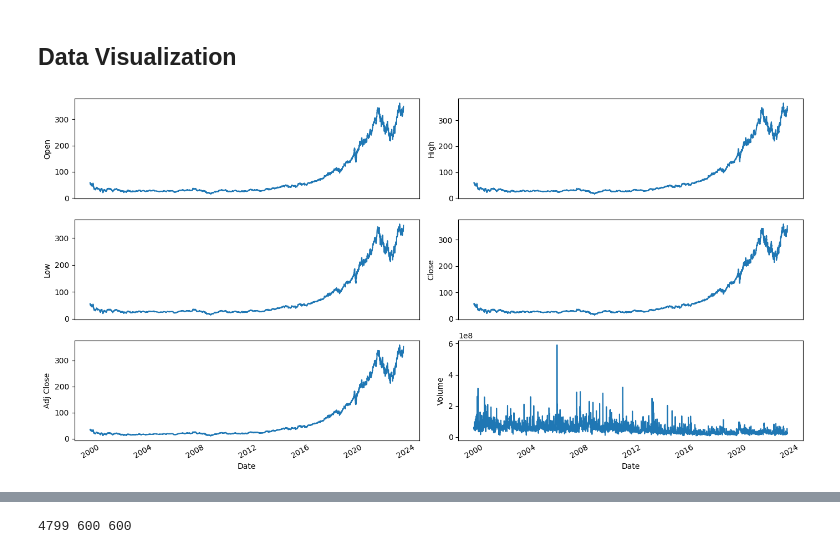
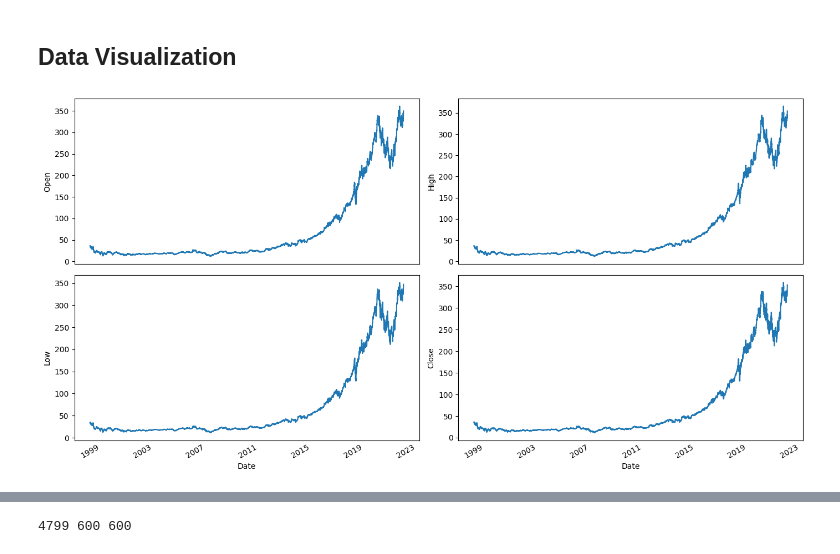
Before and after one commit to KaneZhao/deep-learning-assignments, a Jupyter notebook: assignment3/Assignment3.ipynb, the cells around one changed output, grey strips where cells are left out. Cells and saved outputs as stored; diff of their text form; code cells hidden in the pictures.

Commit message:
add data scale

```diff
--- a/assignment3/Assignment3.ipynb
+++ b/assignment3/Assignment3.ipynb
@@ -65,0 +20,3 @@ data.describe()
+# %%
+msft_ticker = yf.Ticker("MSFT")
+msft_data = msft_ticker.history(start="2000-01-01", end="2023-11-05", interval="1d")
@@ -78,17 +56,17 @@ dtype: int64
 ## Data Visualization
 # %%
 # Plot line charts
-df_plot = data.copy()
+df_plot = msft_data[['Open','High','Low','Close']].copy()
 
 ncols = 2
 nrows = int(round(df_plot.shape[1] / ncols, 0))
 
 fig, ax = plt.subplots(nrows=nrows, ncols=ncols, sharex=True, figsize=(14, 7))
 for i, ax in enumerate(fig.axes):
         sns.lineplot(data = df_plot.iloc[:, i], ax=ax)
         ax.tick_params(axis="x", rotation=30, labelsize=10, length=0)
         ax.xaxis.set_major_locator(mdates.AutoDateLocator())
 fig.tight_layout()
 plt.show()
 # %% [output]
-[figure, old version]
+[figure, new version]
```
Also changed, not shown: parts of 26 cells of this notebook.
